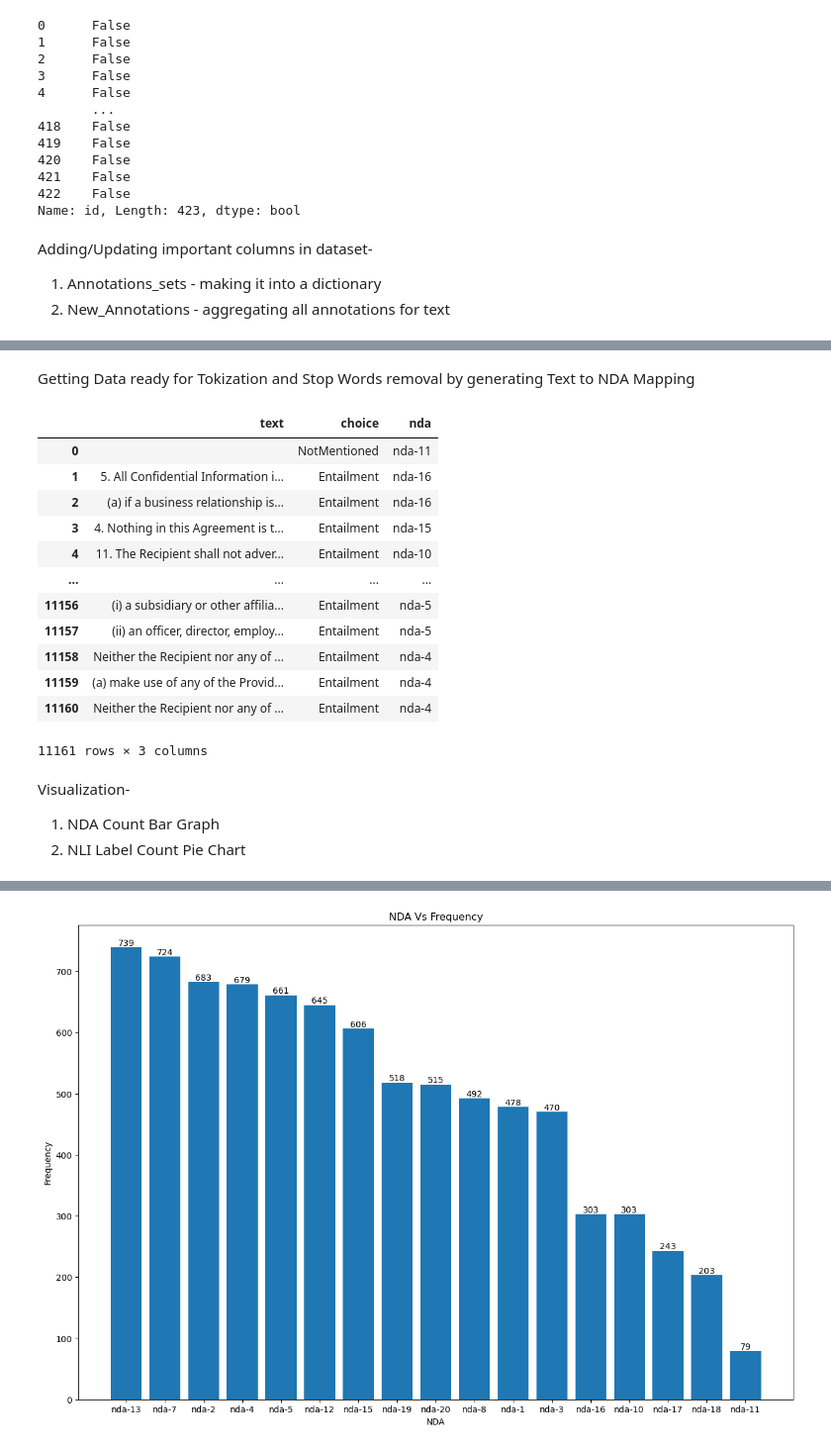
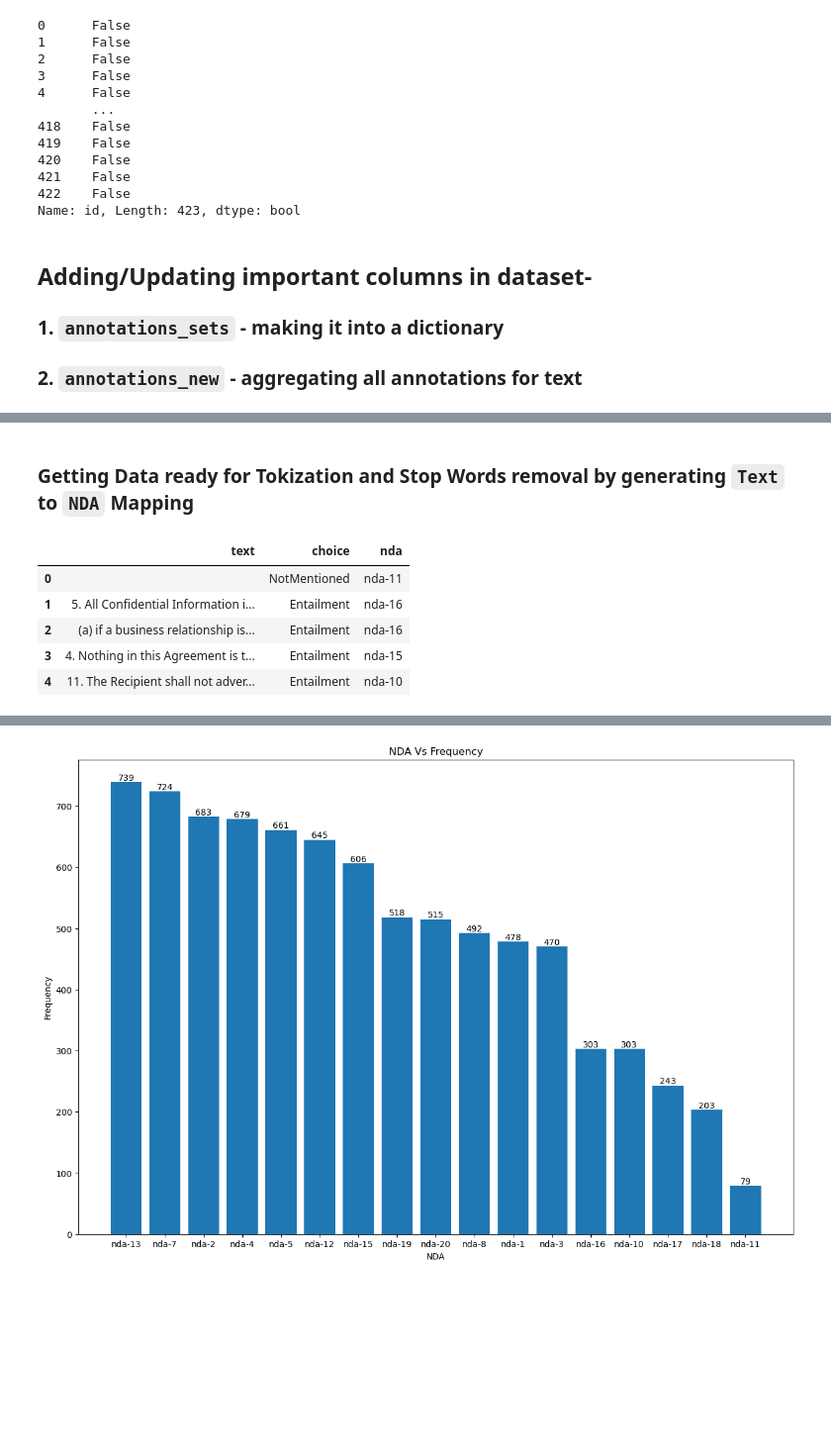
Before and after one commit to sidvsukhi/Text-Summarization-of-T-C, a Jupyter notebook: Project_ContractNLI.ipynb, the cells around one changed output, grey strips where cells are left out. Shown at 99% size. Cells and saved outputs as stored; diff of their text form; code cells hidden in the pictures; blank space fills up the shorter version.

```diff
--- a/Project_ContractNLI.ipynb
+++ b/Project_ContractNLI.ipynb
@@ -76,9 +85,9 @@ duplicate_exists
 422    False
 Name: id, Length: 423, dtype: bool
 # %% [markdown]
-Adding/Updating important columns in dataset-
-1. Annotations_sets - making it into a dictionary
-2. New_Annotations - aggregating all annotations for text
+## Adding/Updating important columns in dataset-
+### 1. `annotations_sets` - making it into a dictionary
+### 2. `annotations_new` - aggregating all annotations for text
 # %%
 # Getting rid of nested annotations
 main_df['annotation_sets'] = main_df['annotation_sets'].apply(lambda x: x[0]['annotations'])
@@ -111,37 +120,26 @@ main_df.head()
 | 3 | 88 | DBT%20Mutual%20NDA.pdf | MUTUAL NON-DISCLOSURE AGREEMENT\n... | [[0, 31], [32, 142], [142, 276], ... | {'nda-11': {'choice': 'NotMention... | search-pdf | http://www.databoiler.com/index_h... | {'nda-11': {'choice': 'NotMention... |
 | 4 | 89 | Data Use Agreement New York City.pdf | Data Use And Non-Disclosure Agree... | [[0, 28], [28, 37], [38, 45], [46... | {'nda-11': {'choice': 'NotMention... | search-pdf | http://www.astho.org/Programs/Inf... | {'nda-11': {'choice': 'NotMention... |
 # %% [markdown]
-Getting Data ready for Tokization and Stop Words removal by generating Text to NDA Mapping
+### Getting Data ready for Tokization and Stop Words removal by generating `Text` to `NDA` Mapping
 # %%
 # Function to get the text to respective nda mapping
 def get_text_to_nda_mapping(main_df):
     text_nda_list = []
     for annotation_item in main_df['annotations_new']:
         for key, value in annotation_item.items():
             if value['spans']:
                 for span in value['spans']:
                     text_nda_list.append({'text': span, 'nda': key, 'choice': value['choice']})
             else:
                 text_nda_list.append({'text': '', 'choice': value['choice'], 'nda': key})
     return pd.DataFrame(text_nda_list)
 
 text_nda_df = get_text_to_nda_mapping(main_df)
-text_nda_df
+text_nda_df.head()
 # %% [output]
 |  | text | choice | nda |
 | 0 |  | NotMentioned | nda-11 |
 | 1 | 5. All Confidential Information i... | Entailment | nda-16 |
 | 2 | (a) if a business relationship is... | Entailment | nda-16 |
 | 3 | 4. Nothing in this Agreement is t... | Entailment | nda-15 |
 | 4 | 11. The Recipient shall not adver... | Entailment | nda-10 |
-| ... | ... | ... | ... |
-| 11156 | (i) a subsidiary or other affilia... | Entailment | nda-5 |
-| 11157 | (ii) an officer, director, employ... | Entailment | nda-5 |
-| 11158 | Neither the Recipient nor any of ... | Entailment | nda-4 |
-| 11159 | (a) make use of any of the Provid... | Entailment | nda-4 |
-| 11160 | Neither the Recipient nor any of ... | Entailment | nda-4 |
-11161 rows × 3 columns
-# %% [markdown]
-Visualization-
-1. NDA Count Bar Graph
-2. NLI Label Count Pie Chart
```
Also changed, not shown: parts of 13 cells of this notebook.
